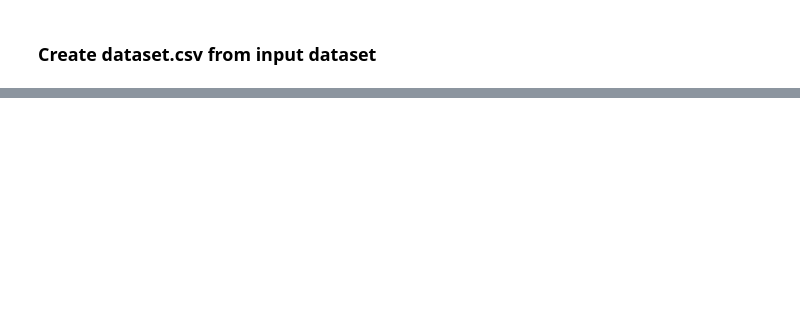
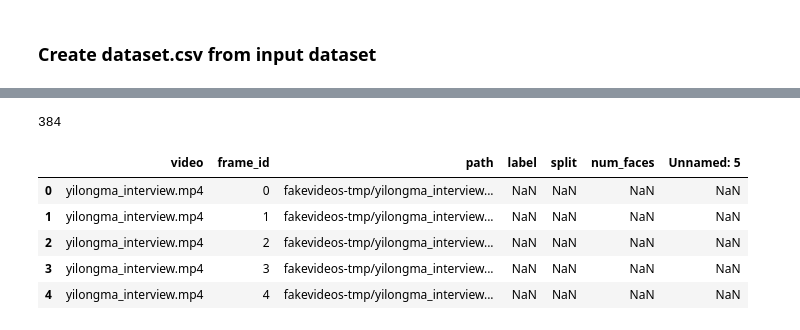
Before and after one commit to luanakwon/Deepfake-Detection-MAICON2023, a Jupyter notebook: using-yunet.ipynb, the cells around one changed output, grey strips where cells are left out. Saved outputs shown, nothing was run; the diff lists cells and outputs as text; code cells hidden in the pictures; blank space fills up the shorter version.

Commit message:
Kaggle Notebook | Using YuNet | v8 realistic fake faces

```diff
--- a/using-yunet.ipynb
+++ b/using-yunet.ipynb
@@ -144,24 +187,32 @@ for _, row in tqdm(df_nface[df_nface['num_faces'] == 1].iterrows(),total=2549):
 # %%
 # create dataset.csv
 # columns video frame_id path label split
 
-path = glob('/kaggle/working/deepfake-detection-face-dataset/*/*')
+path = glob('/kaggle/working/fakevideos-tmp/*/*')
 path = [p.lstrip('/kaggle/working/') for p in path]
 video = [p.split('/')[-2]+'.mp4' for p in path]
 frame_id = [int(p.split('/')[-1].rstrip('.jpg')) for p in path]
 
-df1 = pd.read_csv('/kaggle/working/Deepfake-Detection-MAICON2023/tmp_data/csv/dataset.csv')
+df1 = pd.read_csv('/kaggle/input/fakevideos-tmp/metadata.csv')
 df2 = pd.DataFrame.from_dict(
     {
         'video' : video,
         'frame_id' : frame_id,
         'path' : path
     }
 )
 df1.drop(columns=['path'], inplace=True)
 df = pd.merge(df2, df1, left_on='video',right_on='video',how='left')
 df.sort_values(['split','path'],inplace=True)
 print(len(df))
 df.reset_index(drop=True, inplace=True)
 df.head()
+# %% [output]
+384
+|  | video | frame_id | path | label | split | num_faces | Unnamed: 5 |
+| 0 | yilongma_interview.mp4 | 0 | fakevideos-tmp/yilongma_interview... | NaN | NaN | NaN | NaN |
+| 1 | yilongma_interview.mp4 | 1 | fakevideos-tmp/yilongma_interview... | NaN | NaN | NaN | NaN |
+| 2 | yilongma_interview.mp4 | 2 | fakevideos-tmp/yilongma_interview... | NaN | NaN | NaN | NaN |
+| 3 | yilongma_interview.mp4 | 3 | fakevideos-tmp/yilongma_interview... | NaN | NaN | NaN | NaN |
+| 4 | yilongma_interview.mp4 | 4 | fakevideos-tmp/yilongma_interview... | NaN | NaN | NaN | NaN |
 # %%
```
Also changed, not shown: parts of 7 cells of this notebook.
